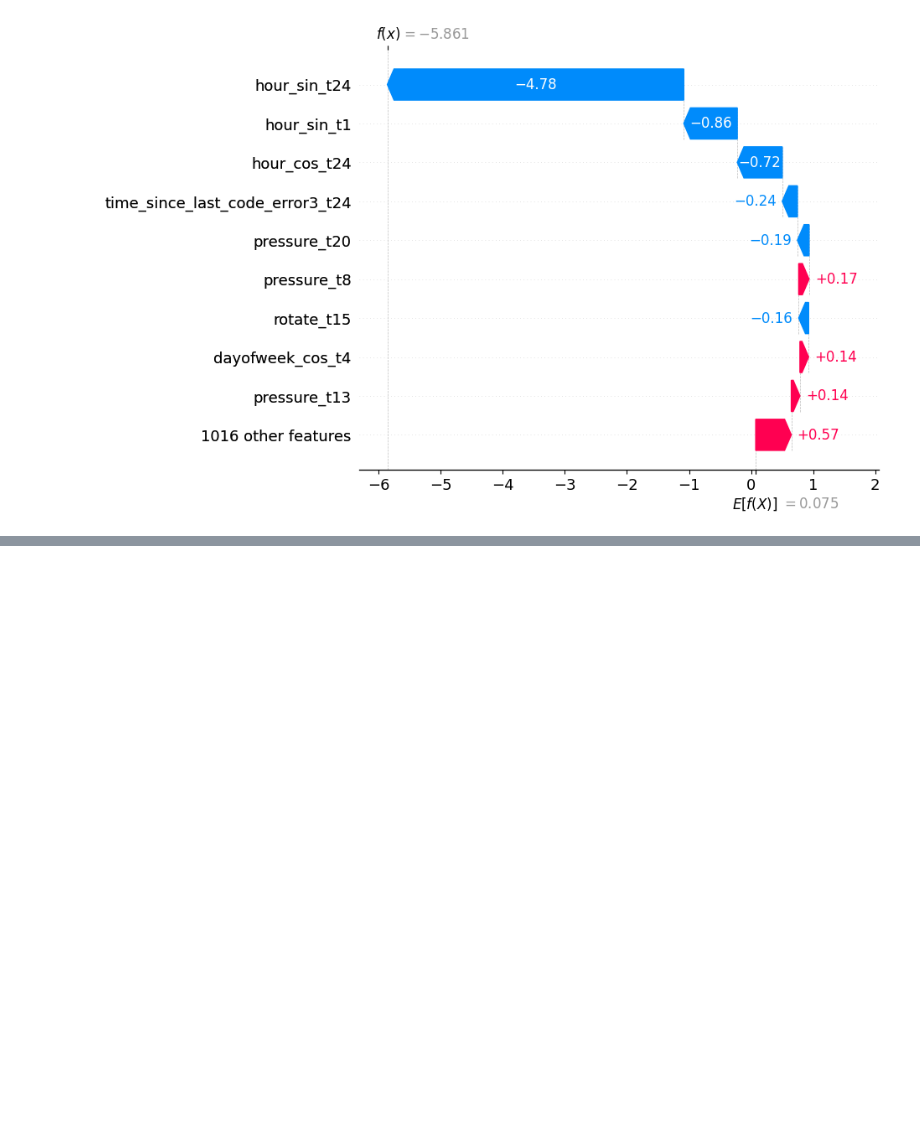
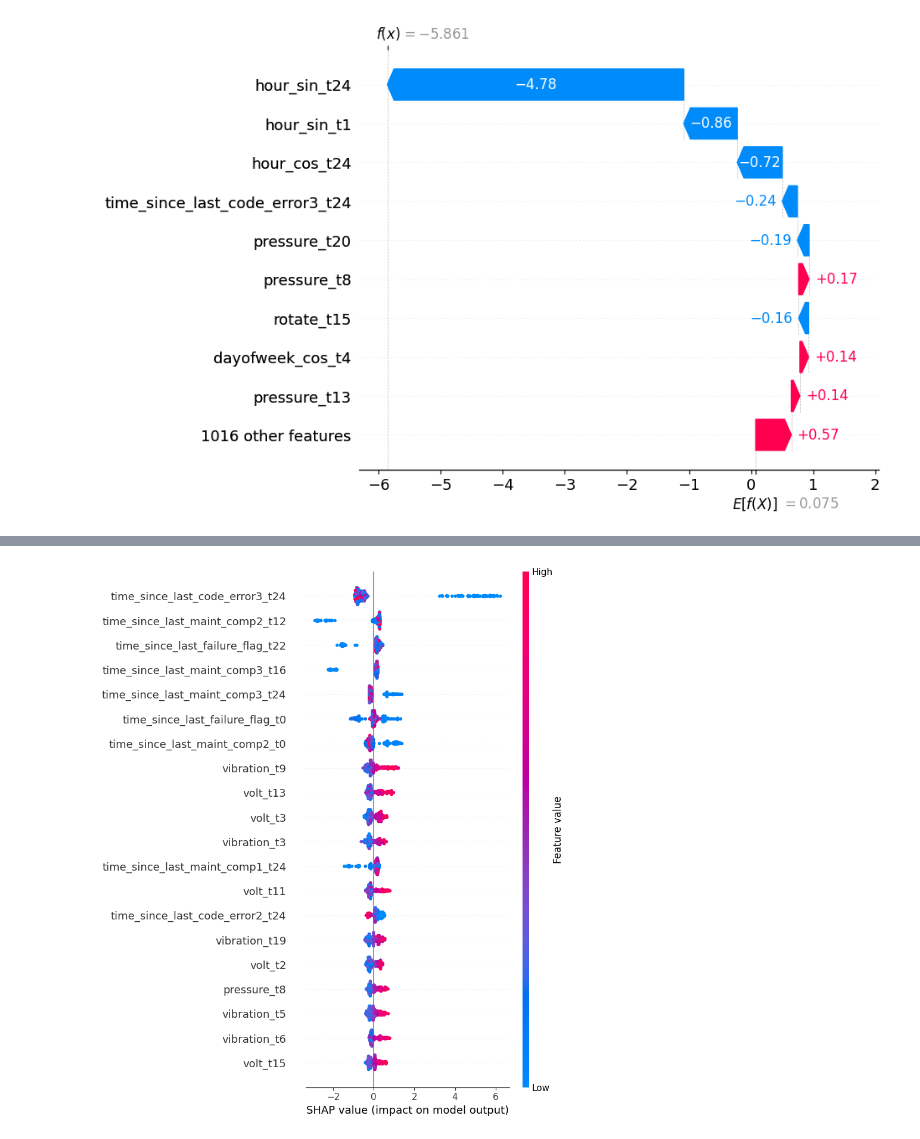
Before and after one commit to Abner-01/challenge-predictive-maintenance, a Jupyter notebook: 2. Challenge.ipynb, the cells around one changed output, grey strips where cells are left out. Cells and saved outputs as stored; diff of their text form; code cells hidden in the pictures; blank space fills up the shorter version.

```diff
--- a/2. Challenge.ipynb
+++ b/2. Challenge.ipynb
@@ -269,3 +269,16 @@ shap.plots._waterfall.waterfall_legacy(
 )
 # %% [output]
 [figure]
+# %%
+drop_cols = drop_cols + ['hour_sin', 'hour_cos', 'dayofweek_sin', 'dayofweek_cos']
+xgbtrain_dataset = XGBoostFailureDataset(train_split, drop_cols=drop_cols, flatten_method="stack")
+X_train, y_train = xgbtrain_dataset.get_data()
+
+xgbtest_dataset = XGBoostFailureDataset(test_split, drop_cols=drop_cols, flatten_method="stack")
+X_test, y_test = xgbtest_dataset.get_data()
+
+model = xgb.XGBClassifier()
+model.fit(X_train, y_train)
+
+y_pred = model.predict(X_test)
+y_prob = model.predict_proba(X_test)[:, 1]
@@ -271,0 +325,11 @@ shap.plots._waterfall.waterfall_legacy(
+# %%
+explainer = shap.TreeExplainer(model)
+shap_values = explainer.shap_values(X_test)
+
+shap.summary_plot(
+    shap_values,
+    X_test,
+    feature_names=generate_flat_feature_names(test_split[0][0], drop_cols)
+)
+# %% [output]
+[figure, added]
```
Also changed, not shown: parts of 8 cells of this notebook, 6 other files.
